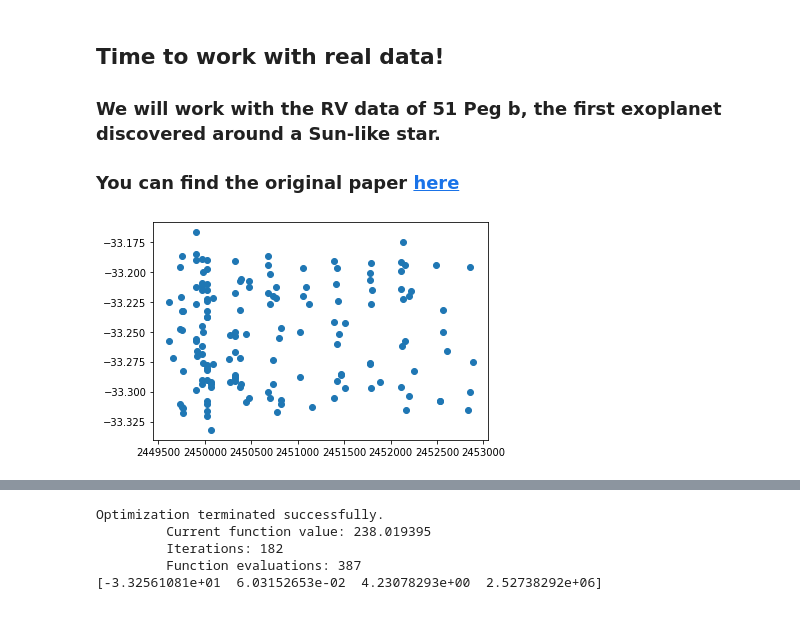
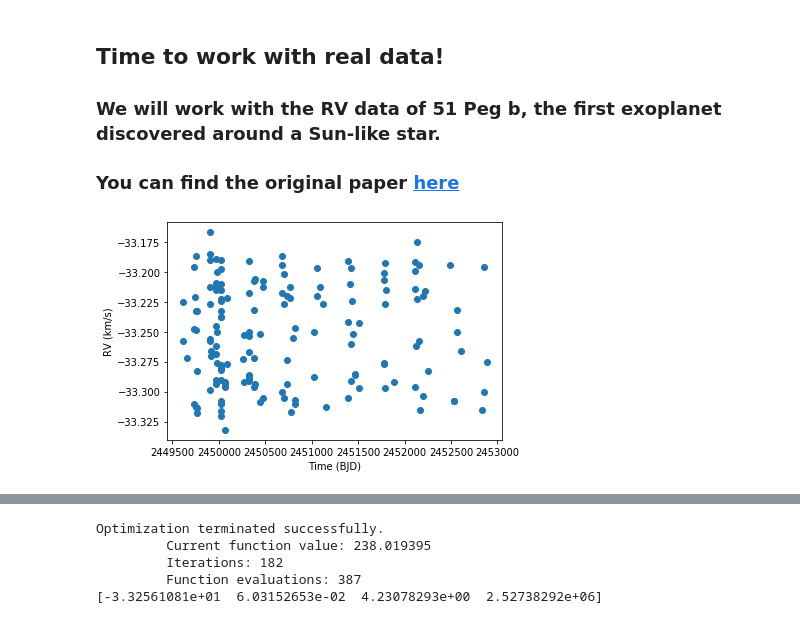
Before and after one commit to oscaribv/exoplanetas_y_otros_demonios, a Jupyter notebook: 51Pegb.ipynb, the cells around one changed output, grey strips where cells are left out. Cells and saved outputs as stored; diff of their text form; code cells hidden in the pictures.

```diff
--- a/51Pegb.ipynb
+++ b/51Pegb.ipynb
@@ -50,16 +50,31 @@ plt.plot(t,vr)
 ## Time to work with real data!
 ### We will work with the RV data of 51 Peg b, the first exoplanet discovered around a Sun-like star.
 ### You can find the original paper [here](https://www.nature.com/articles/378355a0)
-# %%
-#if you are using Google collab, uncomment the next two lines
-#from google.colab import files
-#uploaded=files.upload()
-
-#Let us load the file
-td, rvd, ed = np.loadtxt('51peg.dat',unpack=True,usecols=[0,1,2])
-
-#Let us plot the data
-plt.plot(td,rvd,'o')
-plt.show()
-# %% [output]
-[figure, removed]
+# %%
+#if you are using Google collab, uncomment the next two lines
+#from google.colab import files
+#uploaded=files.upload()
+
+#First we need to read the file with the real RV data
+#The file is in the same repository than this jupyter notebook
+#Note the format of the file
+#3 columns, first column is time, second column is RV (km/s), and
+#third one is the error on RV (also in km/s)
+#To perform the fit, we need the three quantities
+
+#Let us load the file
+#I use numpy because it requires the minimum of packages, but you can
+#chage it to your favourite tool to read files
+td, rvd, ed = np.loadtxt('51peg.dat',unpack=True,usecols=[0,1,2])
+
+#Now we have the the Nobel-prize-worth observations!
+
+#Let us plot the data to see how they look like
+plt.plot(td,rvd,'o')
+#Time is given in some units called Barycentric Julian Date (BJD)
+plt.xlabel('Time (BJD)')
+#Radial velocity is given in km/s
+plt.ylabel('RV (km/s)')
+plt.show()
+# %% [output]
+[figure, added]
```
Also changed, not shown: parts of 9 cells of this notebook.
